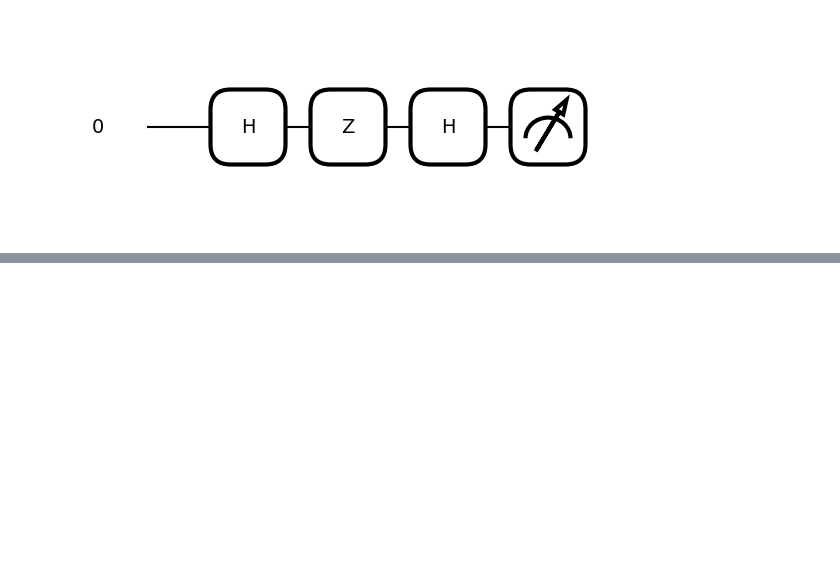
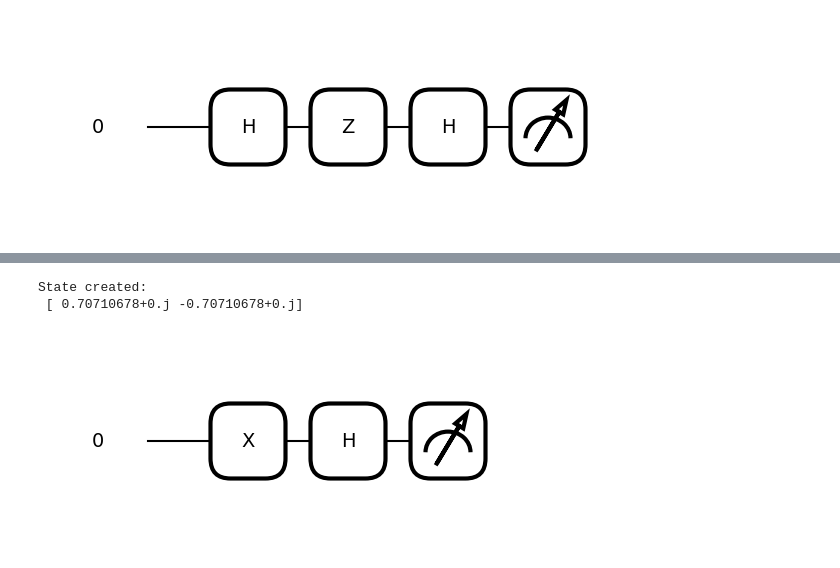
Before and after one commit to MPSLab-ASU/QML-Tutorials, a Jupyter notebook: Week1/Lecture1.ipynb, the cells around one changed output, grey strips where cells are left out. Drawn from its saved outputs; the diff is of its cells as text; code cells hidden in the pictures; blank space fills up the shorter version.

```diff
--- a/Week1/Lecture1.ipynb
+++ b/Week1/Lecture1.ipynb
@@ -122,0 +128,7 @@ Output of the circuit [0. 1.]
+# %%
+## Add Your code here
+draw_and_get_state([qml.X,qml.Hadamard])
+# %% [output]
+State created:
+ [ 0.70710678+0.j -0.70710678+0.j]
+[figure, added]
```
Also changed, not shown: parts of 10 cells of this notebook, 1 other file.
